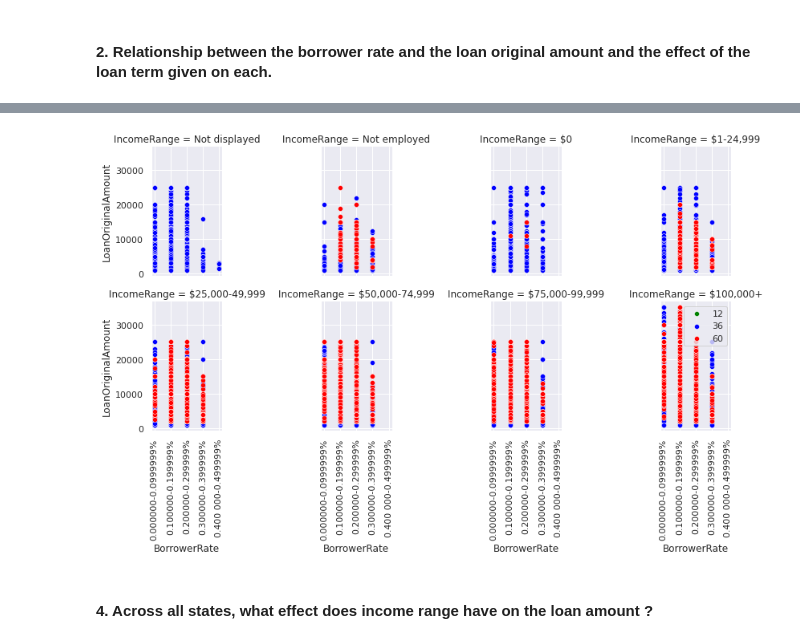
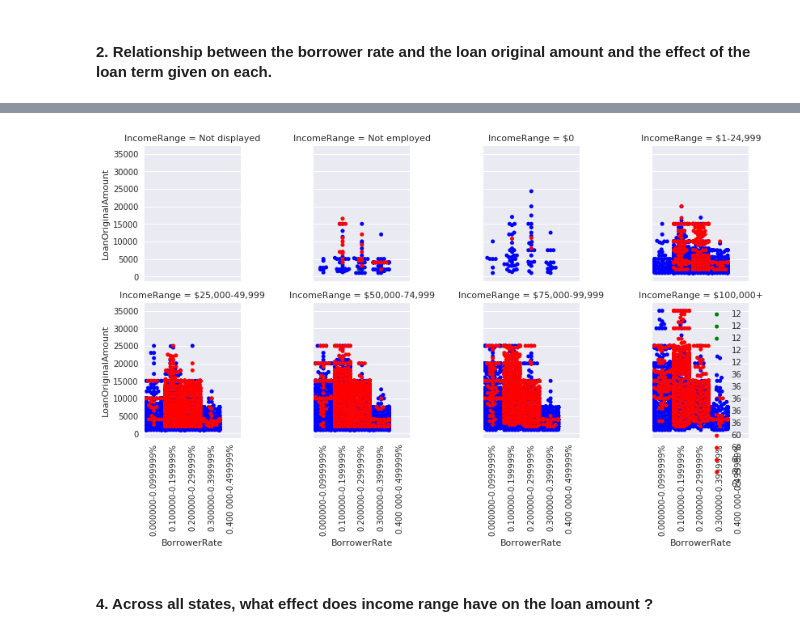
Before and after one commit to Taoheed-O/DATA-ANALYSIS, a Jupyter notebook: DATA-ANALYSIS/PROSPER_LOAN_ANALYSIS_AND_VISUALIZATION/prosper.ipynb, the cells around one changed output, grey strips where cells are left out. Saved outputs shown, nothing was run; the diff lists cells and outputs as text; code cells hidden in the pictures.

```diff
--- a/DATA-ANALYSIS/PROSPER_LOAN_ANALYSIS_AND_VISUALIZATION/prosper.ipynb
+++ b/DATA-ANALYSIS/PROSPER_LOAN_ANALYSIS_AND_VISUALIZATION/prosper.ipynb
@@ -16,7 +16,7 @@ import seaborn as sns
 %matplotlib inline
 # %%
 # Loading data
-df = pd.read_csv("ProsperLoanData.csv")
+df = pd.read_csv('prosperLoanData.csv')
 df.head()
 # %% [output]
 |  | ListingKey | ListingNumber | ListingCreationDate | CreditGrade | Term | LoanStatus | ClosedDate | ... |
@@ -703,16 +708,16 @@ interest
 # %%
 # Using a Facet Grid and Checking for the relationship,
 # and distribution of loan amounts with respect to BorroweRate grouped by Terms.
 
 sns.set(rc = {'figure.figsize':(15,8)})
 g = sns.FacetGrid(data = interest, col="IncomeRange",hue = "Term",
                   palette=["green", "blue", "red"],col_wrap=4)
-g.map_dataframe(sns.scatterplot, "BorrowerRate","LoanOriginalAmount")
+g.map_dataframe(sns.swarmplot, "BorrowerRate","LoanOriginalAmount")
 g.set_xticklabels(rotation=90)
 plt.legend()
 plt.show();
 # %% [output]
-[figure, old version]
+[figure, new version]
 # %% [markdown]
 #### 4. Across all states, what effect does income range have on the loan amount ?
 # %%
```
Also changed, not shown: parts of 17 cells of this notebook.
